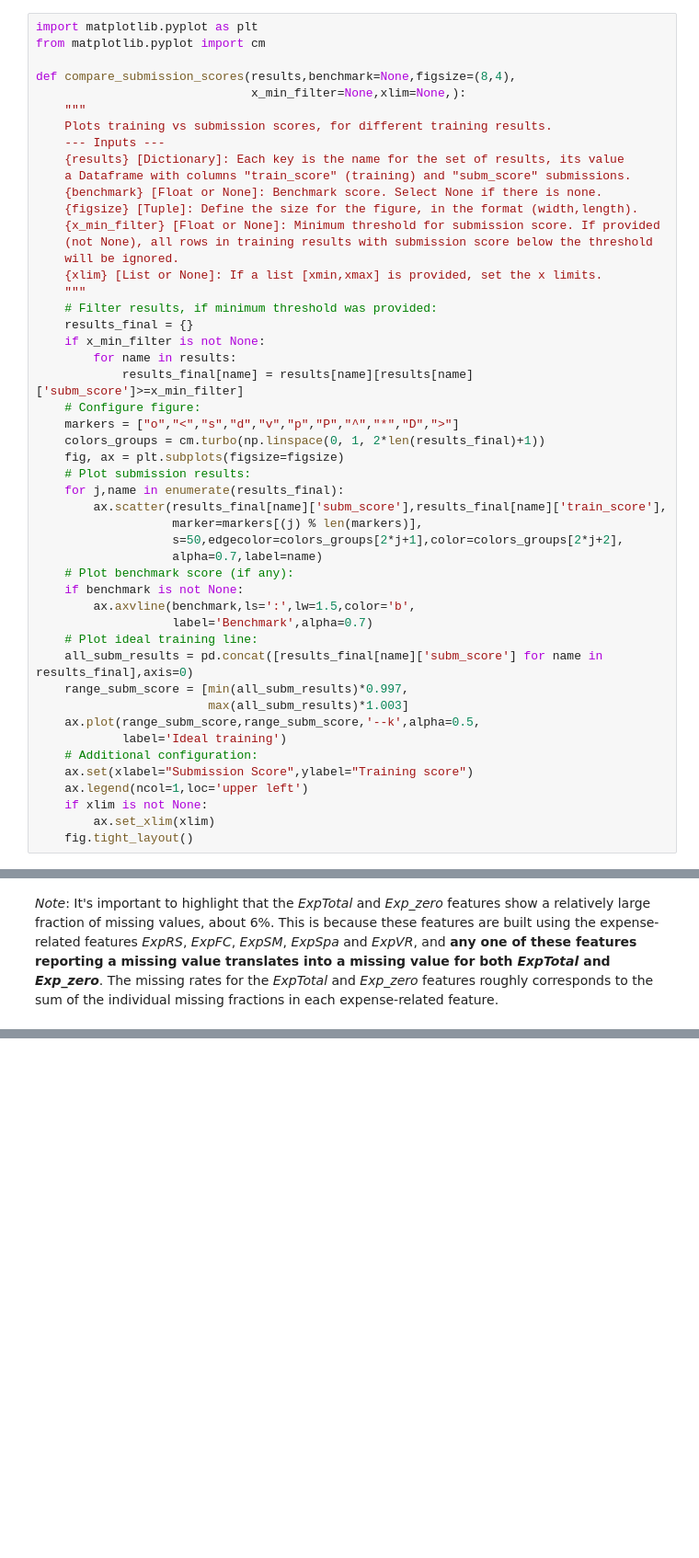
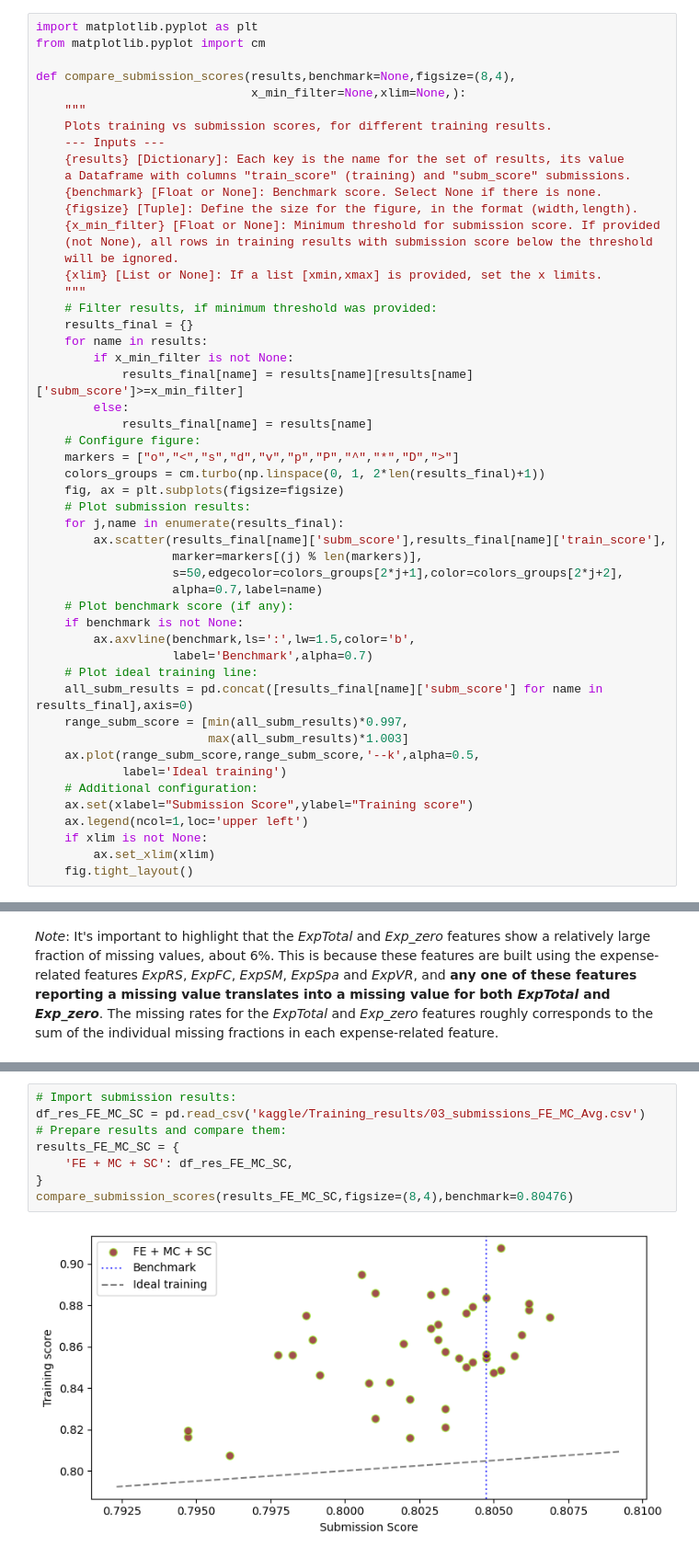
Before and after one commit to Fertmeneses/titanic-spaceship-kaggle, a Jupyter notebook: 03_spaceship-titanic-data-imputation.ipynb, the cells around one changed output, grey strips where cells are left out. Shown at 92% size. Cells and saved outputs as stored; diff of their text form; blank space fills up the shorter version.

```diff
--- a/03_spaceship-titanic-data-imputation.ipynb
+++ b/03_spaceship-titanic-data-imputation.ipynb
@@ -1066,9 +1061,11 @@ def compare_submission_scores(results,benchmark=None,figsize=(8,4),
     """
     # Filter results, if minimum threshold was provided:
     results_final = {}
-    if x_min_filter is not None:
-        for name in results:
+    for name in results:
+        if x_min_filter is not None:
             results_final[name] = results[name][results[name]['subm_score']>=x_min_filter]
+        else:
+            results_final[name] = results[name]
     # Configure figure:
     markers = ["o","<","s","d","v","p","P","^","*","D",">"]
     colors_groups = cm.turbo(np.linspace(0, 1, 2*len(results_final)+1))
@@ -1925,0 +1526,10 @@ NameError: name 'df_res_FE_MC_MLI_D' is not defined
+# %%
+# Import submission results:
+df_res_FE_MC_SC = pd.read_csv('kaggle/Training_results/03_submissions_FE_MC_Avg.csv')
+# Prepare results and compare them:
+results_FE_MC_SC = {
+    'FE + MC + SC': df_res_FE_MC_SC,
+}
+compare_submission_scores(results_FE_MC_SC,figsize=(8,4),benchmark=0.80476)
+# %% [output]
+[figure, added]
```
Also changed, not shown: parts of 96 cells of this notebook.
